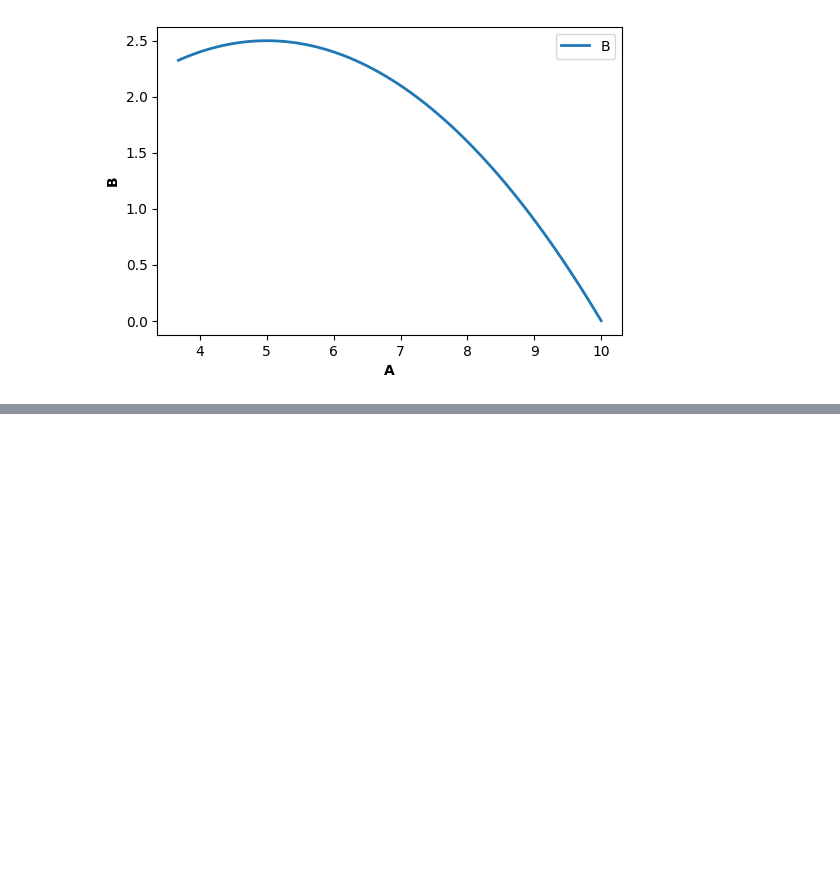
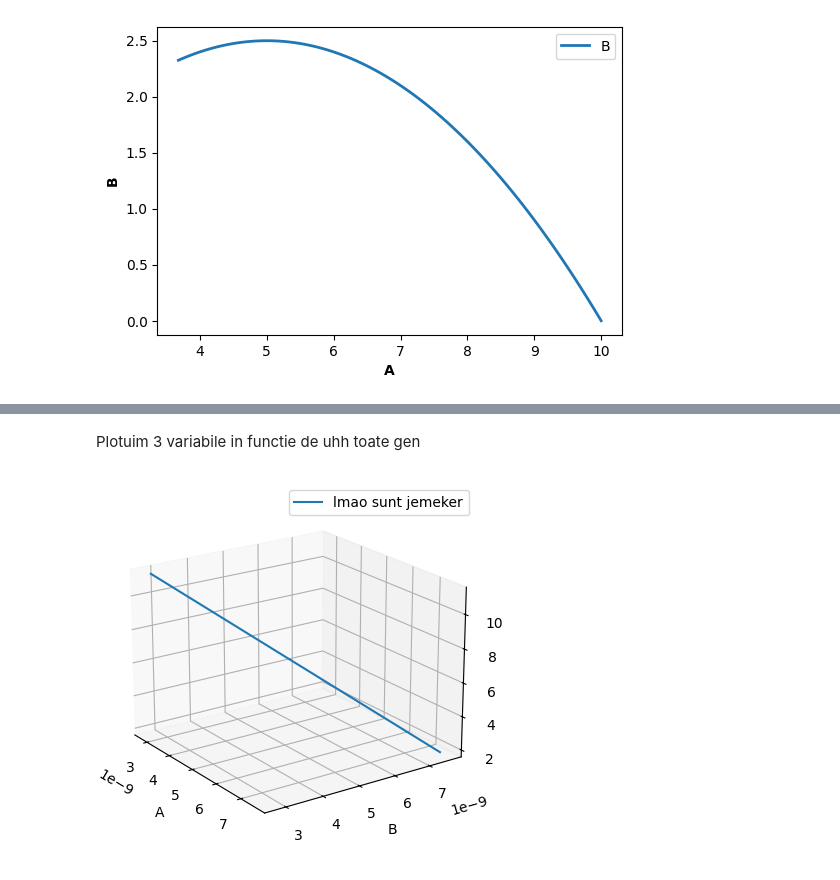
Before and after one commit to viktorashi/Open-CoNtRol, a Jupyter notebook: notebookuri/phase-portr.ipynb, the cells around one changed output, grey strips where cells are left out. Drawn from its saved outputs; the diff is of its cells as text; code cells hidden in the pictures; blank space fills up the shorter version.

```diff
--- a/notebookuri/phase-portr.ipynb
+++ b/notebookuri/phase-portr.ipynb
@@ -31,0 +36,18 @@ plt.show()
+# %% [markdown]
+Plotuim 3 variabile in functie de uhh toate gen
+# %%
+
+# ax.cla()
+# plt.clf()
+ax = plt.figure().add_subplot(projection='3d')
+m = rr.simulate(0, 10, 100, ['A', 'B', 'C'])
+ax.plot(m[:,0], m[:,1], m[:,2], label ='lmao sunt jemeker')
+ax.legend()
+ax.set_xlabel('A')
+ax.set_ylabel('B')
+ax.set_zlabel('C')
+ax.view_init(elev=20., azim=-35, roll=0)
+
+plt.show()
+# %% [output]
+[figure, added]
```
Also changed, not shown: parts of 4 cells of this notebook, 2 other files.
